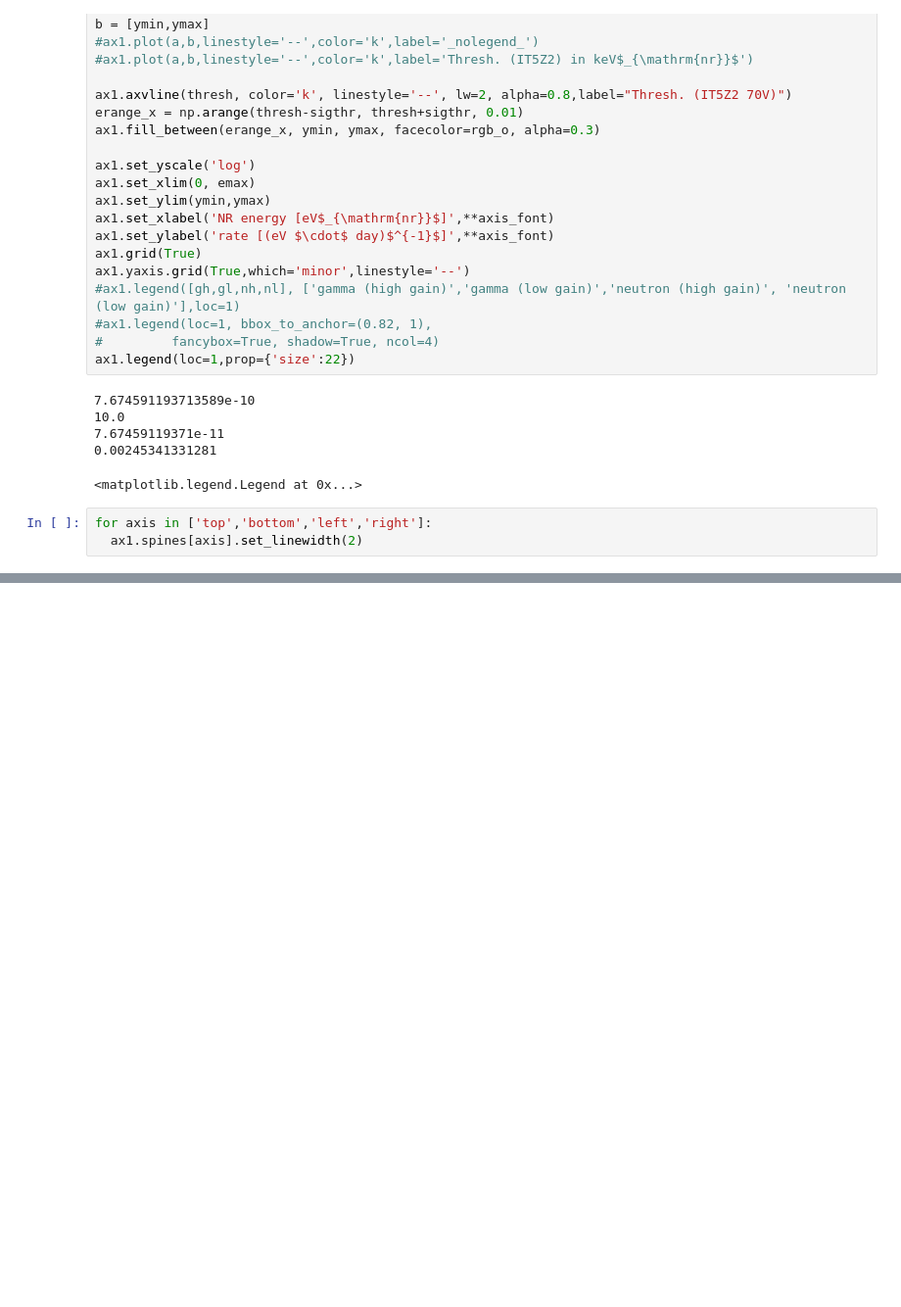
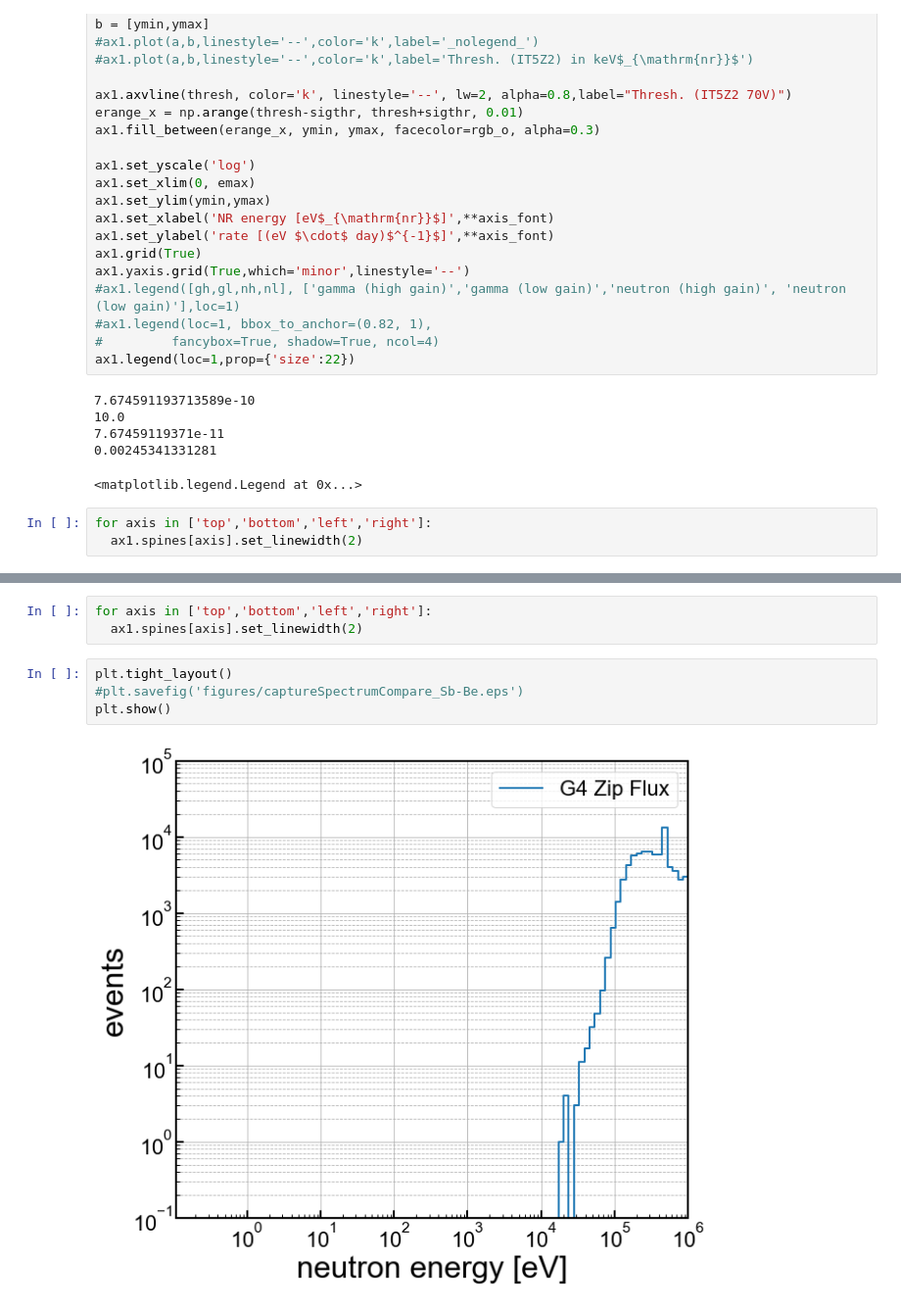
Before and after one commit to villano-lab/photoneutron_soudan, a Jupyter notebook: PNSim0x0004_CapSpecCompare.ipynb, the cells around one changed output, grey strips where cells are left out. Shown at 98% size. Saved outputs shown, nothing was run; the diff lists cells and outputs as text; blank space fills up the shorter version.

```diff
--- a/PNSim0x0004_CapSpecCompare.ipynb
+++ b/PNSim0x0004_CapSpecCompare.ipynb
@@ -305,0 +364,9 @@ plt.show()
+# %%
+for axis in ['top','bottom','left','right']:
+  ax1.spines[axis].set_linewidth(2)
+# %%
+plt.tight_layout()
+#plt.savefig('figures/captureSpectrumCompare_Sb-Be.eps')
+plt.show()
+# %% [output]
+[figure, added]
```
Also changed, not shown: parts of 5 cells of this notebook, 2 other files.
